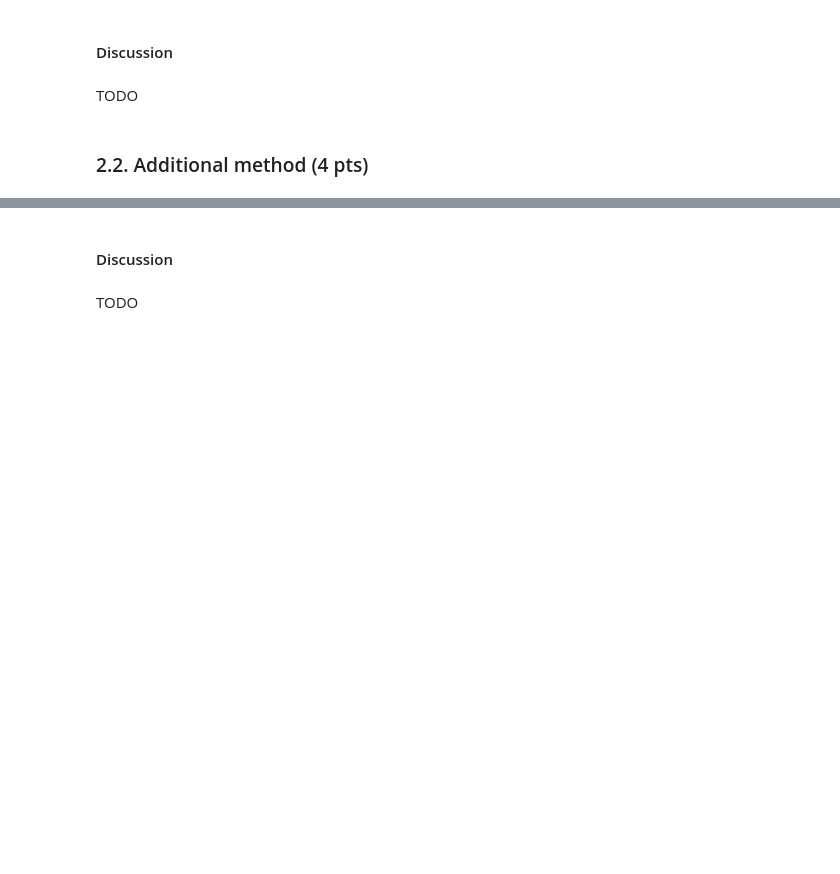
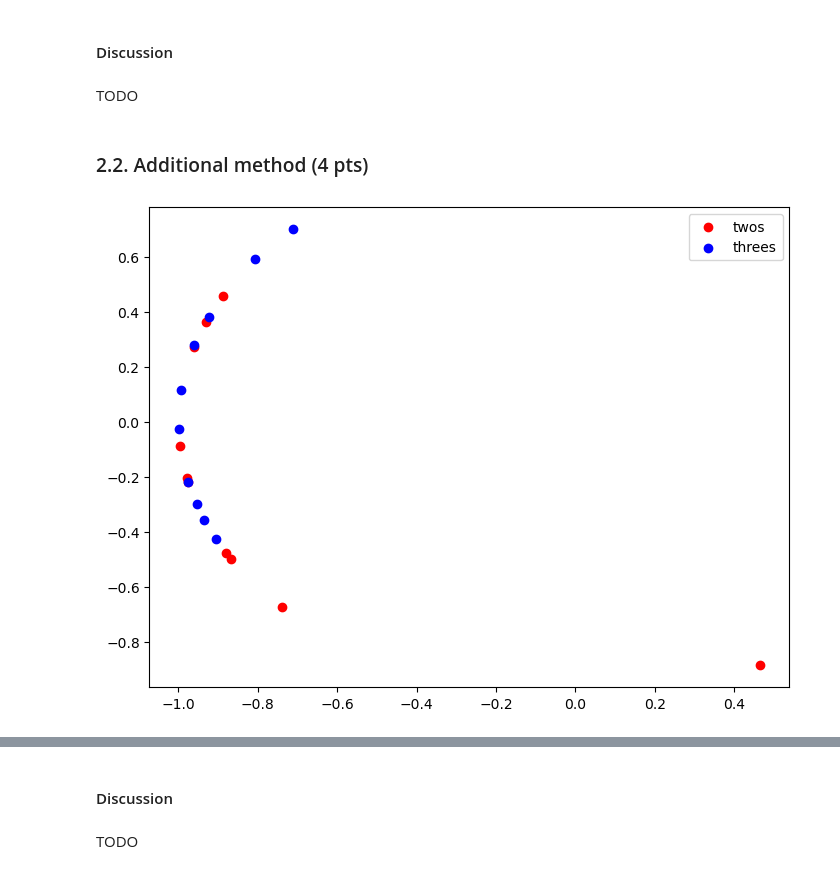
Before and after one commit to theoh-io/iapr_group15, a Jupyter notebook: labs/lab_02_object_description.ipynb, the cells around one changed output, grey strips where cells are left out. Cells and saved outputs as stored; diff of their text form; code cells hidden in the pictures; blank space fills up the shorter version.

```diff
--- a/labs/lab_02_object_description.ipynb
+++ b/labs/lab_02_object_description.ipynb
@@ -748,0 +777,26 @@ TODO
+# %%
+twos_nb_x_peaks = []
+twos_nb_y_peaks = []
+threes_nb_x_peaks = []
+threes_nb_y_peaks = []
+
+for two, three in zip(twos, threes):
+    two_xp, two_yp = compute_inertia(two)
+    three_xp, three_yp = compute_inertia(three)
+
+    twos_nb_x_peaks.append(two_xp)
+    twos_nb_y_peaks.append(two_yp)
+    threes_nb_x_peaks.append(three_xp)
+    threes_nb_y_peaks.append(three_yp)
+
+
+# Plot features for all images
+fig = plt.figure()
+ax = fig.add_axes([0,0,1,1])
+ax.scatter(twos_nb_x_peaks, twos_nb_y_peaks, color='r', label='twos')
+ax.scatter(threes_nb_x_peaks, threes_nb_y_peaks, color='b', label='threes')
+ax.legend(loc='best')
+plt.title("")
+plt.show()
+# %% [output]
+[figure, added]
```
Also changed, not shown: parts of 6 cells of this notebook.
